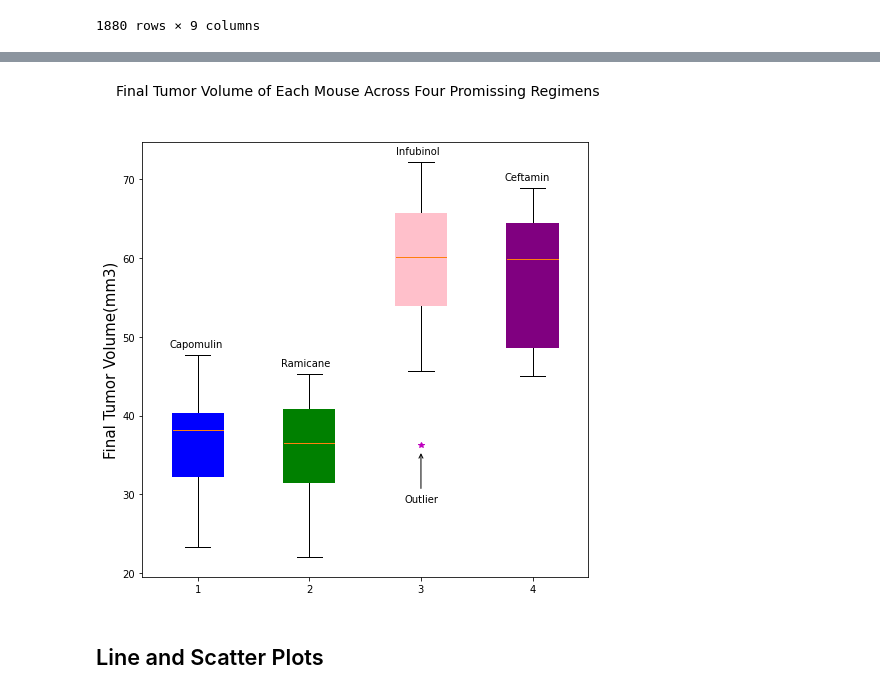
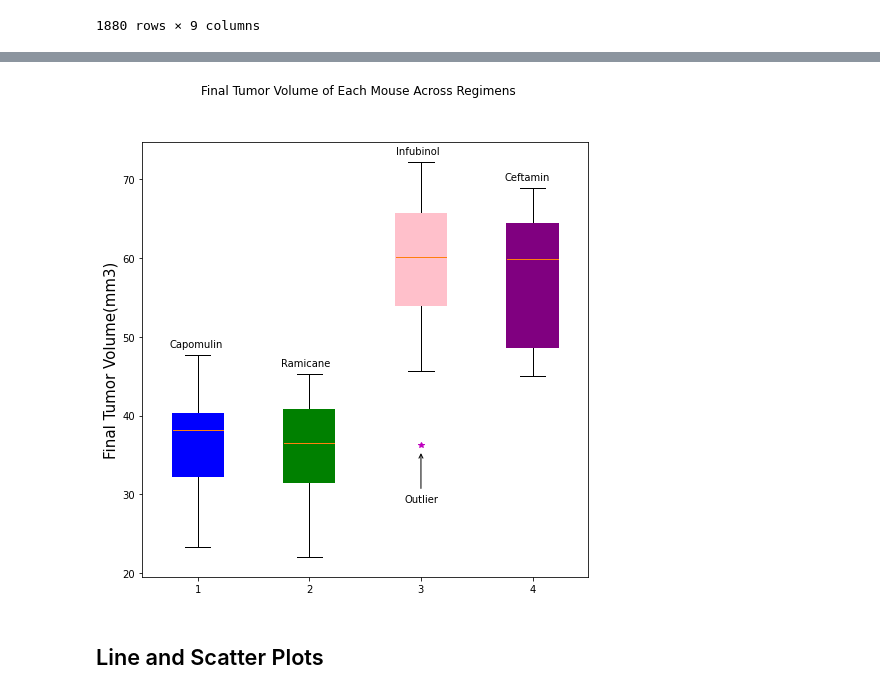
Before and after one commit to lmharlem/matplotlib-challenge, a Jupyter notebook: Pymaceuticals/pymaceuticals_starter.ipynb, the cells around one changed output, grey strips where cells are left out. Saved outputs shown, nothing was run; the diff lists cells and outputs as text; code cells hidden in the pictures.

```diff
--- a/Pymaceuticals/pymaceuticals_starter.ipynb
+++ b/Pymaceuticals/pymaceuticals_starter.ipynb
@@ -397,31 +395,31 @@ Ouliers are: Drug Regimen Mouse ID  Tumor Volume (mm3)
    Infubinol     c326           36.321346
 # %%
 # Generate a box plot of the final tumor volume of each mouse across four regimens of interest
-data = [FTVM_Capomulin["Tumor Volume (mm3)"],FTVM_Ramicane["Tumor Volume (mm3)"],\
-        FTVM_Infubinol["Tumor Volume (mm3)"],FTVM_Ceftamin["Tumor Volume (mm3)"]]
+data = [Final_Tumor_Volume_Capomulin["Tumor Volume (mm3)"],Final_Tumor_Volume_Ramicane["Tumor Volume (mm3)"],\
+        Final_Tumor_Volume_Infubinol["Tumor Volume (mm3)"],Final_Tumor_Volume_Ceftamin["Tumor Volume (mm3)"]]
 
 fig, ax = plt.subplots(figsize=(8, 8))
-fig.suptitle("Final Tumor Volume of Each Mouse Across Four Promissing Regimens",fontsize = 14)
+fig.suptitle("Final Tumor Volume of Each Mouse Across Regimens",fontsize = 12)
 
 A = ax.boxplot(data, patch_artist=True, sym = 'm*')
 colors = ["blue","green","pink","purple"]
 
 for box,c in zip(A['boxes'],colors):
     box.set(color = c, linewidth=2)
 
 ax.set_ylabel("Final Tumor Volume(mm3)",fontsize =15)
 
-ax.text(0.75, max(FTVM_Capomulin["Tumor Volume (mm3)"])+1, "Capomulin", transform=ax.transData)
-ax.text(1.75, max(FTVM_Ramicane["Tumor Volume (mm3)"])+1, "Ramicane", transform=ax.transData)
-ax.text(3.75, max(FTVM_Ceftamin["Tumor Volume (mm3)"])+1, "Ceftamin", transform=ax.transData)
-ax.text(2.78, max(FTVM_Infubinol["Tumor Volume (mm3)"])+1, "Infubinol", transform=ax.transData)
+ax.text(0.75, max(Final_Tumor_Volume_Capomulin["Tumor Volume (mm3)"])+1, "Capomulin", transform=ax.transData)
+ax.text(1.75, max(Final_Tumor_Volume_Ramicane["Tumor Volume (mm3)"])+1, "Ramicane", transform=ax.transData)
+ax.text(3.75, max(Final_Tumor_Volume_Ceftamin["Tumor Volume (mm3)"])+1, "Ceftamin", transform=ax.transData)
+ax.text(2.78, max(Final_Tumor_Volume_Infubinol["Tumor Volume (mm3)"])+1, "Infubinol", transform=ax.transData)
 ax.text(2.85, 29, "Outlier", transform=ax.transData)
 ax.annotate("", xy=(3, 35.5), xytext=(3, 30.5),
             arrowprops=dict(arrowstyle="->"))
 
 plt.show()
 # %% [output]
-[figure, old version]
+[figure, new version]
 # %% [markdown]
 ## Line and Scatter Plots
 # %%
```
Also changed, not shown: parts of 2 cells of this notebook.
